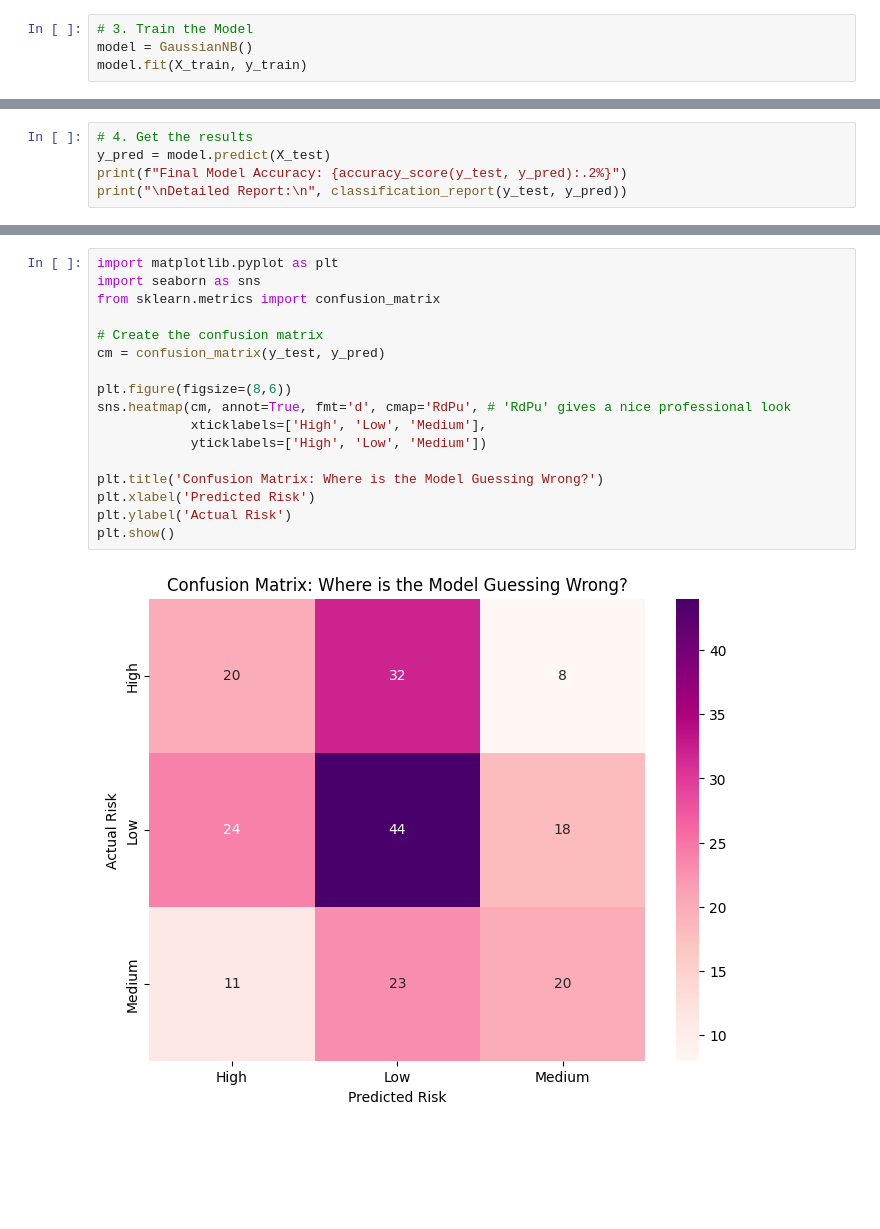
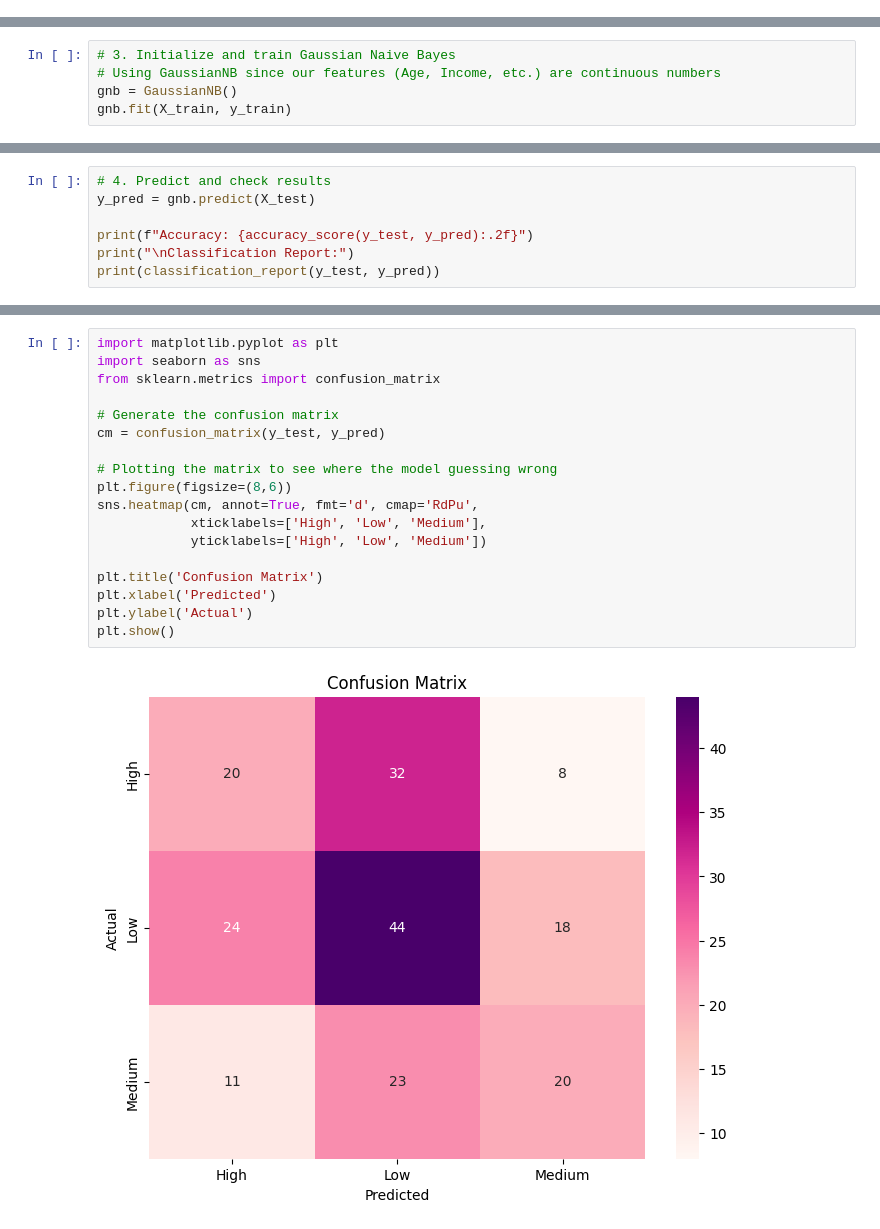
Before and after one commit to 23064088/DataMiningGroup18, a Jupyter notebook: Naive_Bayes_Model.ipynb, the cells around one changed output, grey strips where cells are left out. Drawn from its saved outputs; the diff is of its cells as text; blank space fills up the shorter version.

Commit message:
Finalized Side notes: naive-bayes(GaussionB)

```diff
--- a/Naive_Bayes_Model.ipynb
+++ b/Naive_Bayes_Model.ipynb
@@ -107,5 +109 @@ y = df['Risk_Level']
 X_train, X_test, y_train, y_test = train_test_split(X, y, test_size=0.2, random_state=42)
-# %%
-# 3. Train the Model
-model = GaussianNB()
-model.fit(X_train, y_train)
@@ -113,0 +110,5 @@ GaussianNB()
+# %%
+# 3. Initialize and train Gaussian Naive Bayes
+# Using GaussianNB since our features (Age, Income, etc.) are continuous numbers
+gnb = GaussianNB()
+gnb.fit(X_train, y_train)
@@ -114,6 +117,8 @@ GaussianNB()
 # %%
-# 4. Get the results
-y_pred = model.predict(X_test)
-print(f"Final Model Accuracy: {accuracy_score(y_test, y_pred):.2%}")
-print("\nDetailed Report:\n", classification_report(y_test, y_pred))
+# 4. Predict and check results
+y_pred = gnb.predict(X_test)
+
+print(f"Accuracy: {accuracy_score(y_test, y_pred):.2f}")
+print("\nClassification Report:")
+print(classification_report(y_test, y_pred))
 # %% [output]
@@ -132,19 +137,20 @@ weighted avg       0.42      0.42      0.42       200
 # %%
 import matplotlib.pyplot as plt
 import seaborn as sns
 from sklearn.metrics import confusion_matrix
 
-# Create the confusion matrix
+# Generate the confusion matrix
 cm = confusion_matrix(y_test, y_pred)
 
+# Plotting the matrix to see where the model guessing wrong
 plt.figure(figsize=(8,6))
-sns.heatmap(cm, annot=True, fmt='d', cmap='RdPu', # 'RdPu' gives a nice professional look
+sns.heatmap(cm, annot=True, fmt='d', cmap='RdPu',
             xticklabels=['High', 'Low', 'Medium'],
             yticklabels=['High', 'Low', 'Medium'])
 
-plt.title('Confusion Matrix: Where is the Model Guessing Wrong?')
-plt.xlabel('Predicted Risk')
-plt.ylabel('Actual Risk')
+plt.title('Confusion Matrix')
+plt.xlabel('Predicted')
+plt.ylabel('Actual')
 plt.show()
 # %% [output]
-[figure, old version]
+[figure, new version]
```
Also changed, not shown: parts of 10 cells of this notebook.
